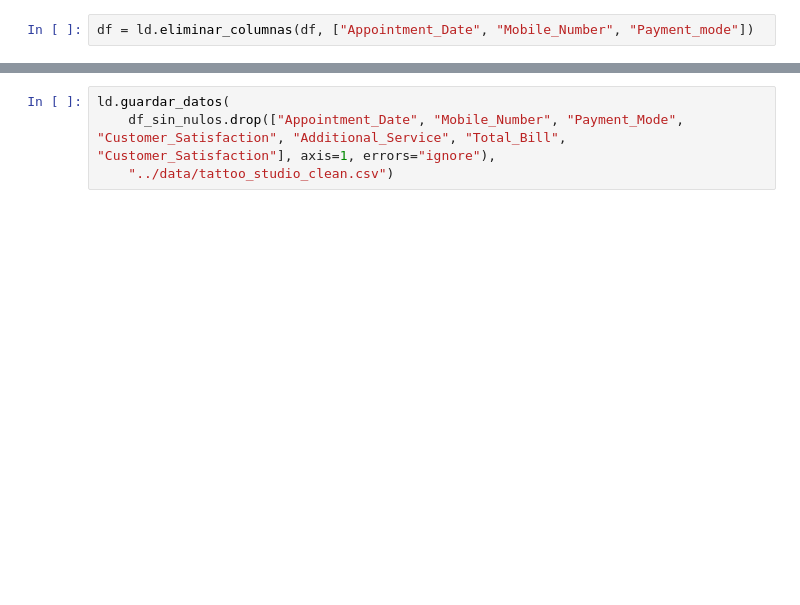
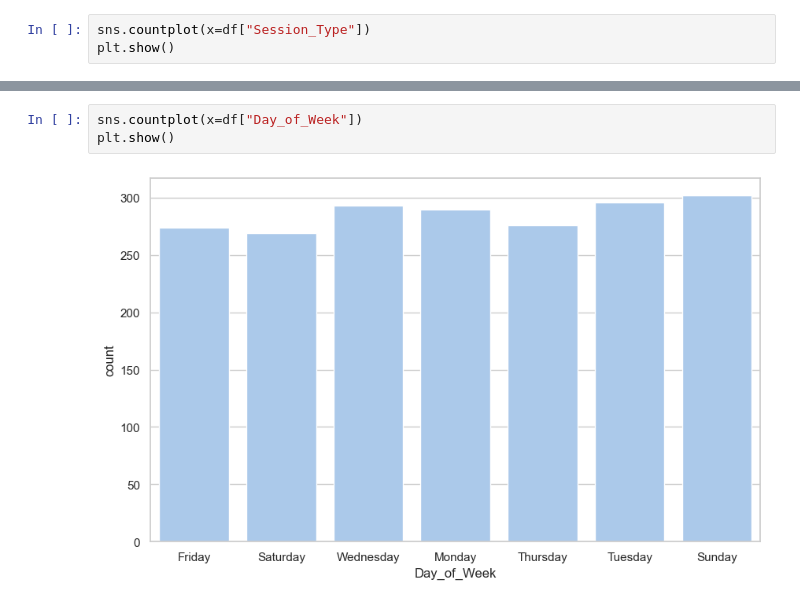
Before and after one commit to pauarsu/tattoo-studio-analysis, a Jupyter notebook: notebook/00_analisis_tattoo.ipynb, the cells around one changed output, grey strips where cells are left out. Cells and saved outputs as stored; diff of their text form; blank space fills up the shorter version.

```diff
--- a/notebook/00_analisis_tattoo.ipynb
+++ b/notebook/00_analisis_tattoo.ipynb
@@ -36,2 +118,3 @@ ld.contador_duplicados(df)
 # %%
-df = ld.eliminar_columnas(df, ["Appointment_Date", "Mobile_Number", "Payment_mode"])
+sns.countplot(x=df["Session_Type"])
+plt.show()
@@ -38,5 +123,6 @@ df = ld.eliminar_columnas(df, ["Appointment_Date", "Mobile_Number", "Payment_mod
 # %%
-ld.guardar_datos(
-    df_sin_nulos.drop(["Appointment_Date", "Mobile_Number", "Payment_Mode", "Customer_Satisfaction", "Additional_Service", "Total_Bill", "Customer_Satisfaction"], axis=1, errors="ignore"),
-    "../data/tattoo_studio_clean.csv")
+sns.countplot(x=df["Day_of_Week"])
+plt.show()
+# %% [output]
+[figure, added]
 # %%
```
Also changed, not shown: parts of 32 cells of this notebook.
